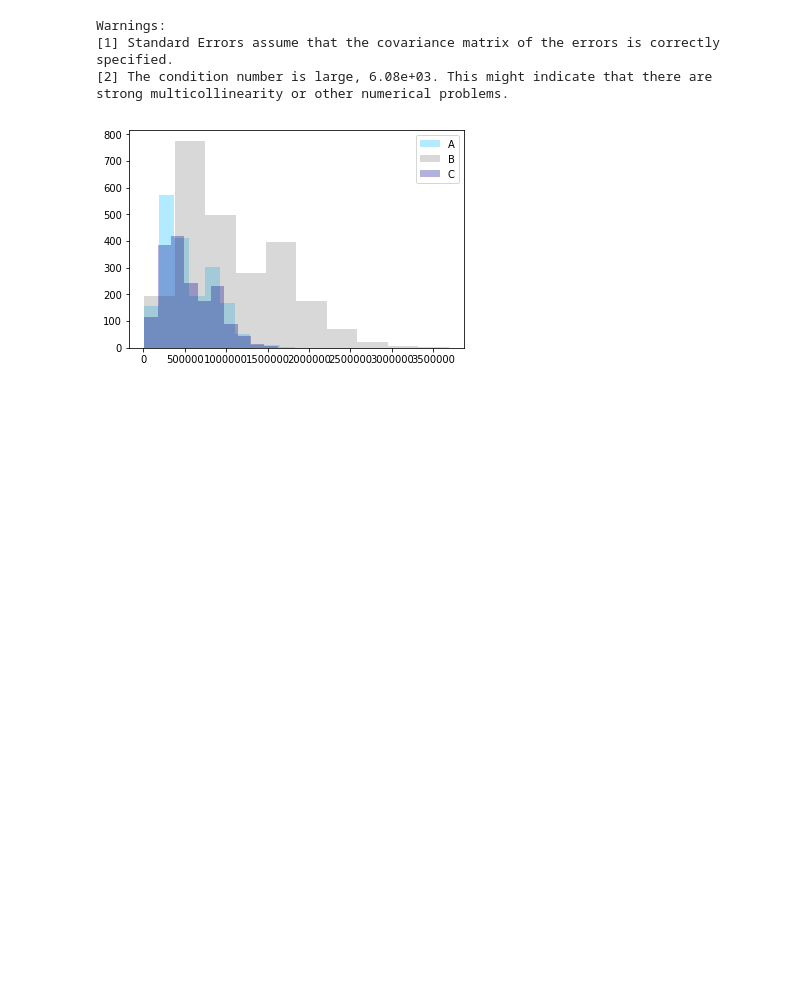
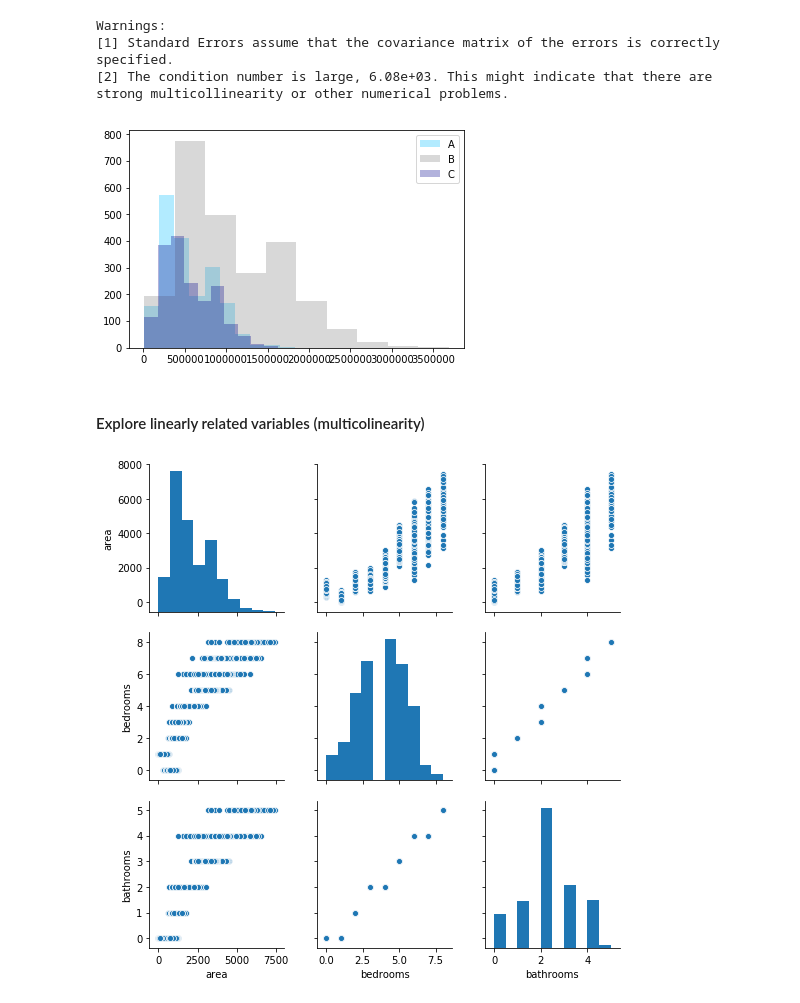
Before and after one commit to VilijaVait/data-analyst-udacity, a Jupyter notebook: exercises/house-prices-multiple-lin-regression.ipynb, the cells around one changed output. Drawn from its saved outputs; the diff is of its cells as text; code cells hidden in the pictures; blank space fills up the shorter version.

Commit message:
feat: address multicolinearity and add interactive variables

```diff
--- a/exercises/house-prices-multiple-lin-regression.ipynb
+++ b/exercises/house-prices-multiple-lin-regression.ipynb
@@ -133,3 +143,9 @@ plt.hist(df.query("C == 1")['price'], alpha = 0.3, label = 'C', color = 'darkblu
 plt.legend();
 # %% [output]
 [figure]
+# %% [markdown]
+#### Explore linearly related variables (multicolinearity)
+# %%
+sb.pairplot(df[['area','bedrooms','bathrooms']]);
+# %% [output]
+[figure, added]
```
Also changed, not shown: parts of 16 cells of this notebook.
